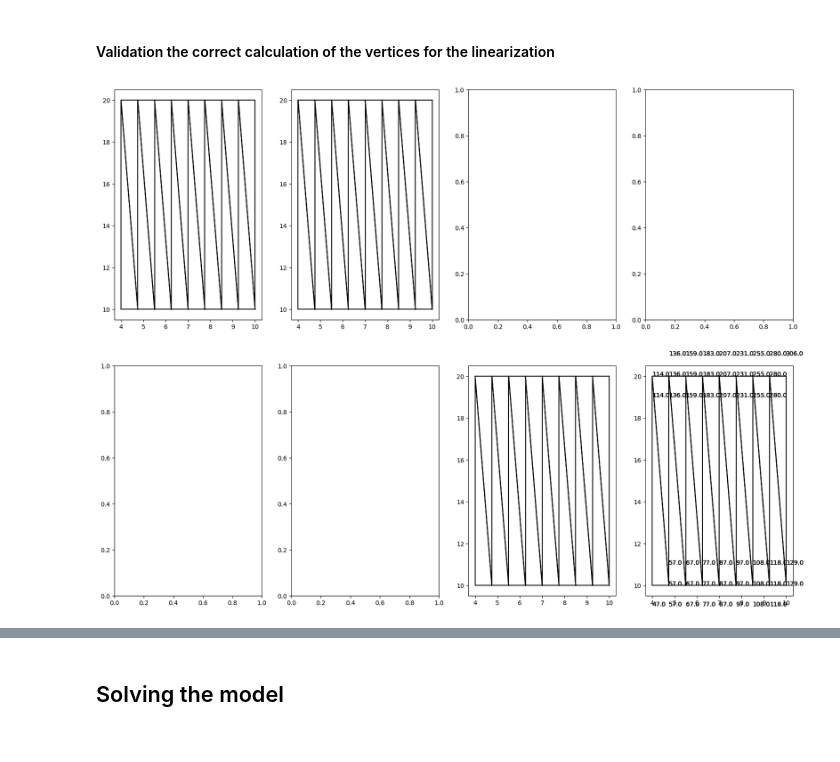
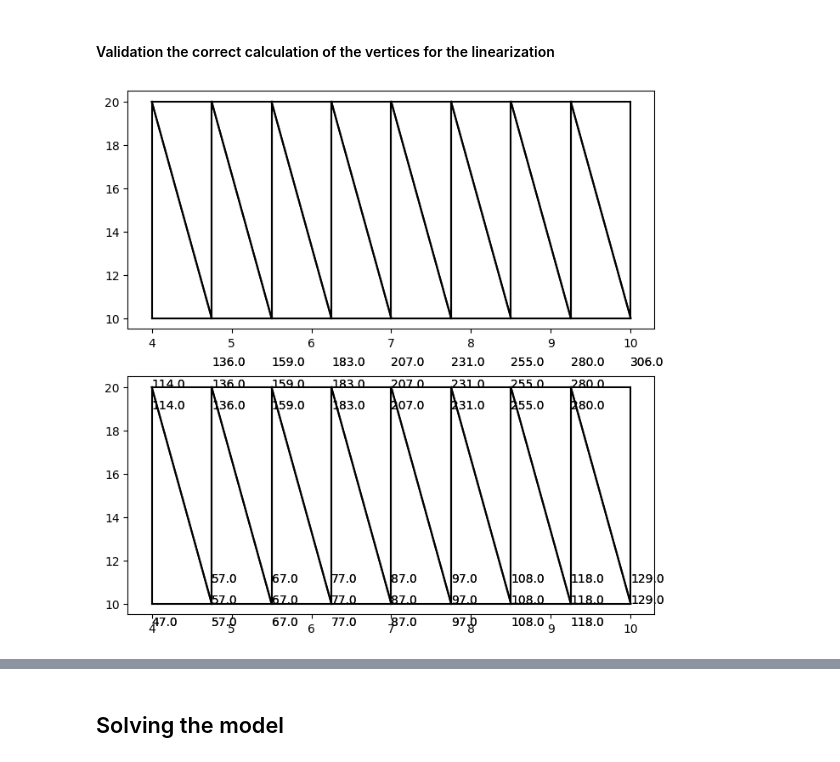
Before and after one commit to FredericWeiss/Seminar-Thesis, a Jupyter notebook: psh.ipynb, the cells around one changed output, grey strips where cells are left out. Cells and saved outputs as stored; diff of their text form; code cells hidden in the pictures.

Commit message:
Bug fixing and rewriting the function to handle the calculation of the vertice values for both the hydro units and the pumped storage units

```diff
--- a/psh.ipynb
+++ b/psh.ipynb
@@ -302,17 +286,15 @@ class PSH(Model):
 # %% [markdown]
 #### Validation the correct calculation of the vertices for the linearization
 # %%
-# Validating, the calculated vertice values
-fig, ax = plt.subplots(nrows=2, ncols=4, figsize=(20,15))
-for i in psh.reservoirs:
-    for j in psh.hydro_unit_affiliation[i]:
-        for l in psh.subregions:
-            ax[i,j].plot([psh.h_vertices[i,j,l,0], psh.h_vertices[i,j,l,1]], [psh.q_vertices[i,j,l,0], psh.q_vertices[i,j,l,1]], color='black')
-            ax[i,j].plot([psh.h_vertices[i,j,l,1], psh.h_vertices[i,j,l,2]], [psh.q_vertices[i,j,l,1], psh.q_vertices[i,j,l,2]], color='black')
-            ax[i,j].plot([psh.h_vertices[i,j,l,2], psh.h_vertices[i,j,l,0]], [psh.q_vertices[i,j,l,2], psh.q_vertices[i,j,l,0]], color='black')
+fig, ax = plt.subplots(nrows=len(psh.hydro_units), ncols=1, figsize=(8,8))
+for j in psh.hydro_units:
+    for l in psh.subregions:
+        ax[j].plot([psh.hu_h_vertices[0,j,l,0], psh.hu_h_vertices[0,j,l,1]], [psh.hu_q_vertices[0,j,l,0], psh.hu_q_vertices[0,j,l,1]], color='black')
+        ax[j].plot([psh.hu_h_vertices[0,j,l,1], psh.hu_h_vertices[0,j,l,2]], [psh.hu_q_vertices[0,j,l,1], psh.hu_q_vertices[0,j,l,2]], color='black')
+        ax[j].plot([psh.hu_h_vertices[0,j,l,2], psh.hu_h_vertices[0,j,l,0]], [psh.hu_q_vertices[0,j,l,2], psh.hu_q_vertices[0,j,l,0]], color='black')
 
-            plt.annotate(round(psh.p_vertices[i,j,l,0],0), xy=(psh.h_vertices[i,j,l,0], psh.q_vertices[i,j,l,0]), xytext=(psh.h_vertices[i,j,l,0], psh.q_vertices[i,j,l,0]-1))
-            plt.annotate(round(psh.p_vertices[i,j,l,1],0), xy=(psh.h_vertices[i,j,l,1], psh.q_vertices[i,j,l,1]), xytext=(psh.h_vertices[i,j,l,1], psh.q_vertices[i,j,l,1]+1))
-            plt.annotate(round(psh.p_vertices[i,j,l,2],0), xy=(psh.h_vertices[i,j,l,2], psh.q_vertices[i,j,l,2]), xytext=(psh.h_vertices[i,j,l,2], psh.q_vertices[i,j,l,2]))
+        plt.annotate(round(psh.hu_p_vertices[0,j,l,0],0), xy=(psh.hu_h_vertices[0,j,l,0], psh.hu_q_vertices[0,j,l,0]), xytext=(psh.hu_h_vertices[0,j,l,0], psh.hu_q_vertices[0,j,l,0]-1))
+        plt.annotate(round(psh.hu_p_vertices[0,j,l,1],0), xy=(psh.hu_h_vertices[0,j,l,1], psh.hu_q_vertices[0,j,l,1]), xytext=(psh.hu_h_vertices[0,j,l,1], psh.hu_q_vertices[0,j,l,1]+1))
+        plt.annotate(round(psh.hu_p_vertices[0,j,l,2],0), xy=(psh.hu_h_vertices[0,j,l,2], psh.hu_q_vertices[0,j,l,2]), xytext=(psh.hu_h_vertices[0,j,l,2], psh.hu_q_vertices[0,j,l,2]))
 # %% [output]
-[figure, old version]
+[figure, new version]
```
Also changed, not shown: parts of 20 cells of this notebook, 1 other file.
